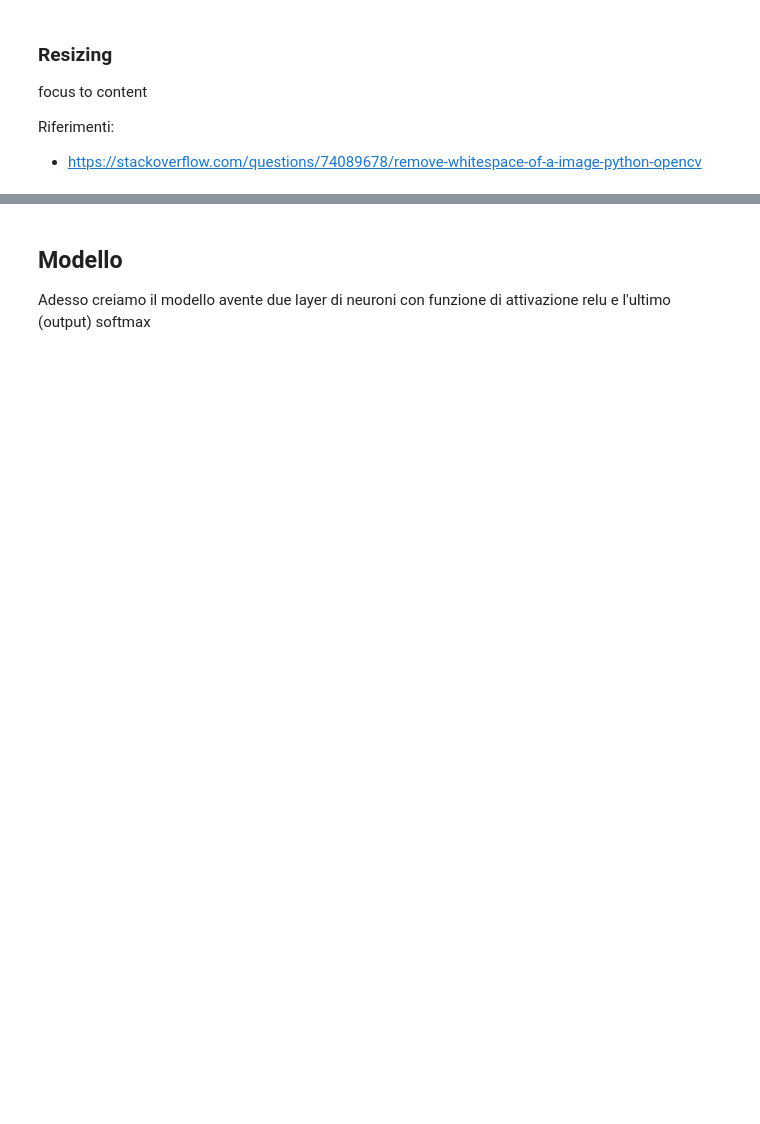
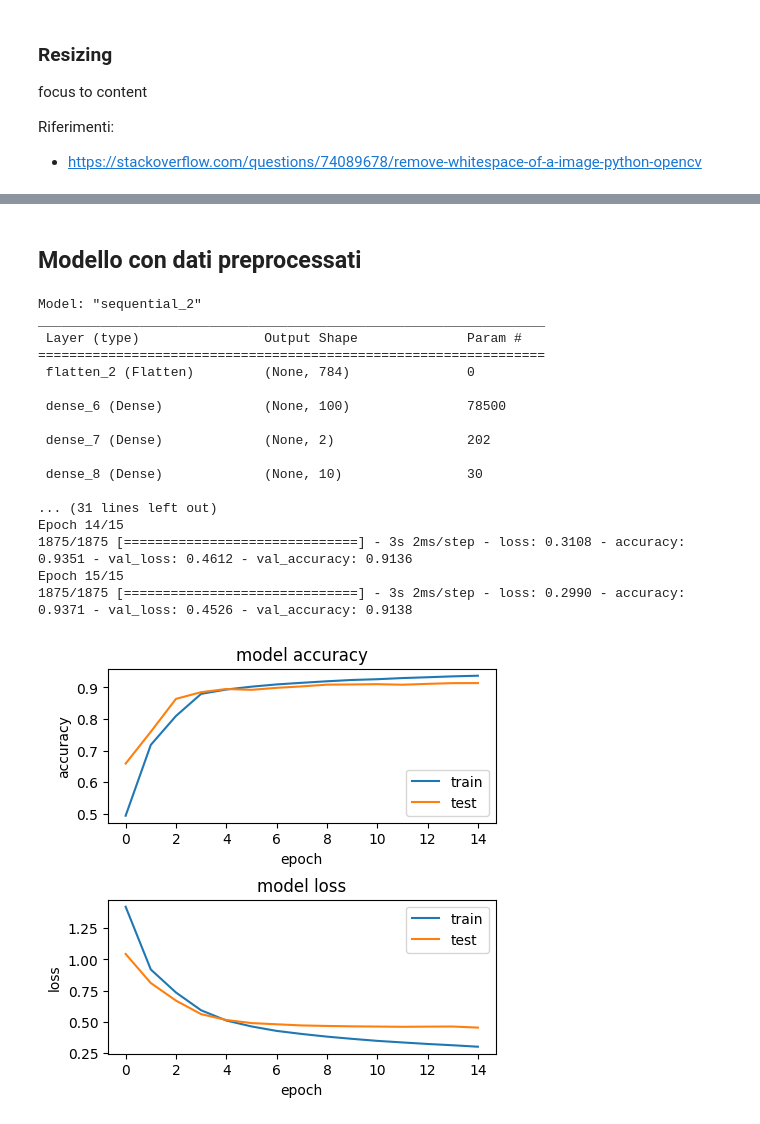
Before and after one commit to dennisangemi/machine-learning-for-physics, a Jupyter notebook: 4_mnist/code/my-mnist.ipynb, the cells around one changed output, grey strips where cells are left out. Saved outputs shown, nothing was run; the diff lists cells and outputs as text; code cells hidden in the pictures; blank space fills up the shorter version.

```diff
--- a/4_mnist/code/my-mnist.ipynb
+++ b/4_mnist/code/my-mnist.ipynb
@@ -491,3 +589,2 @@ plt.show()
 # %% [markdown]
-## Modello
-Adesso creiamo il modello avente due layer di neuroni con funzione di attivazione relu e l'ultimo (output) softmax
+## Modello con dati preprocessati
@@ -535,0 +591,25 @@ plt.show()
+# %%
+# invoco funzione recognize_digit con parametri (shape, n_epochs, n_categories, x_train, y_train, x_test, y_test, path):
+history2 = recognize_digit(28, 15, 10, x_train_processed, y_train, x_test_processed, y_test, '4_mnist/models/pp.mnist.model.h5')
+
+# visualizza la loss e l'accuracy del modello
+plot_results(history2)
+# %% [output]
+Model: "sequential_2"
+_________________________________________________________________
+ Layer (type)                Output Shape              Param #
+=================================================================
+ flatten_2 (Flatten)         (None, 784)               0
+
+ dense_6 (Dense)             (None, 100)               78500
+
+ dense_7 (Dense)             (None, 2)                 202
+
+ dense_8 (Dense)             (None, 10)                30
+
+... (31 lines left out)
+Epoch 14/15
+1875/1875 [==============================] - 3s 2ms/step - loss: 0.3108 - accuracy: 0.9351 - val_loss: 0.4612 - val_accuracy: 0.9136
+Epoch 15/15
+1875/1875 [==============================] - 3s 2ms/step - loss: 0.2990 - accuracy: 0.9371 - val_loss: 0.4526 - val_accuracy: 0.9138
+[figure, added]
```
Also changed, not shown: parts of 35 cells of this notebook, 1 other file.
